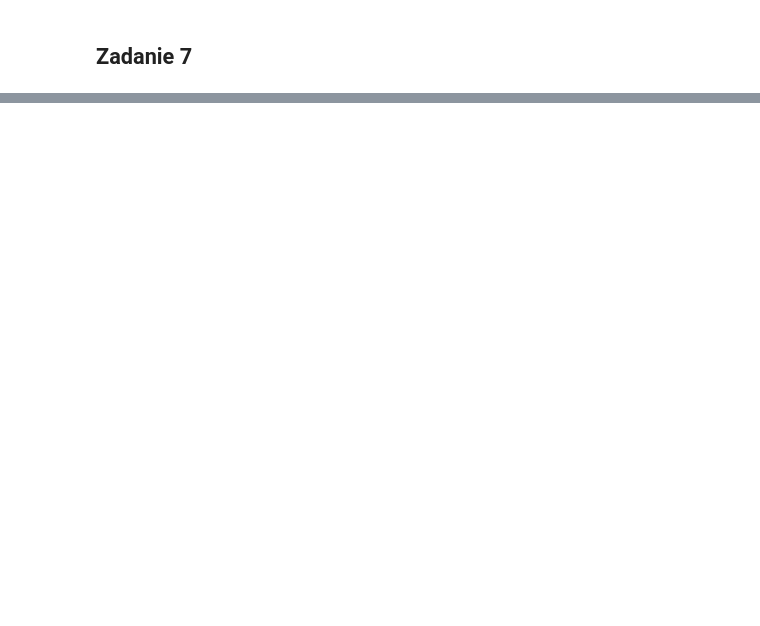
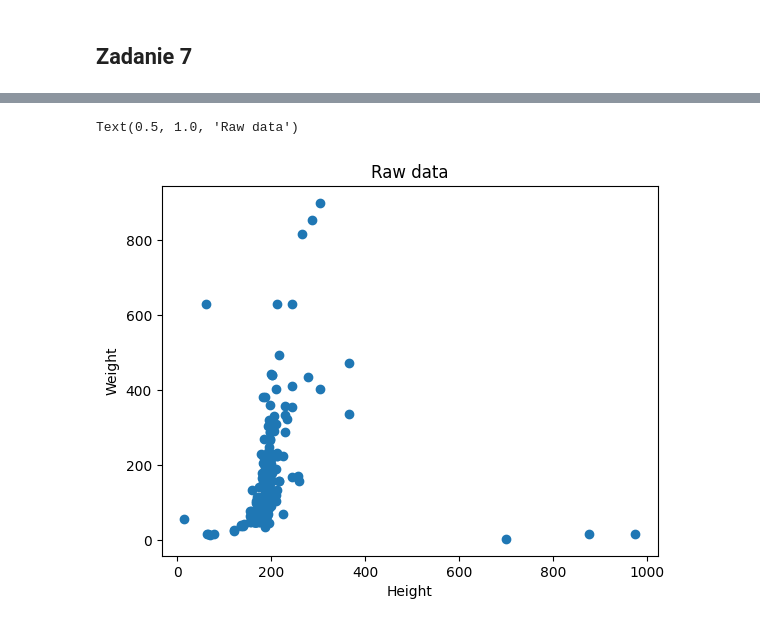
Before and after one commit to Carkules/machine_learning_intro, a Jupyter notebook: list_1/list_1.ipynb, the cells around one changed output, grey strips where cells are left out. Cells and saved outputs as stored; diff of their text form; code cells hidden in the pictures; blank space fills up the shorter version.

```diff
--- a/list_1/list_1.ipynb
+++ b/list_1/list_1.ipynb
@@ -255,2 +233,9 @@ X_test.head()
 # %% [markdown]
 ## Zadanie 7
+# %%
+path = kagglehub.dataset_download("claudiodavi/superhero-set")
+
+sup_file_path = os.path.join(path, "heroes_information.csv")
+
+sup_df = pd.read_csv(sup_file_path)
+sup_df.head()
@@ -256,0 +278,7 @@ X_test.head()
+# %%
+sup_df_clean = sup_df[(sup_df['Height'] >= 0) & (sup_df['Weight'] >= 0)]
+sup_df_clean['Publisher'] = sup_df_clean['Publisher'].fillna('Unknown')
+sup_df_clean = sup_df_clean.dropna(subset=['Weight'])
+sup_df_clean.rename(columns={'Unnamed: 0': 'id'}, inplace=True)
+sup_df_clean.replace('-', 'Unknown', inplace=True)
+sup_df_clean.info()
@@ -256,0 +309,6 @@ X_test.head()
+# %%
+sp_cat_cols = ['Gender', 'Alignment']
+
+sup_df_cat = pd.get_dummies(sup_df_clean, columns = sp_cat_cols)
+
+sup_df_cat.head()
@@ -256,0 +322,7 @@ X_test.head()
+# %%
+sup_num_cols = ['Height', 'Weight']
+sup_st_cols = ['Height_st', 'Weight_st']
+
+sup_df_cat[sup_st_cols] = scaler_st.fit_transform(sup_df_cat[sup_num_cols])
+
+sup_df_cat.head()
@@ -256,0 +336,8 @@ X_test.head()
+# %%
+plt.scatter(sup_df_cat[sup_num_cols[0]], sup_df_cat[sup_num_cols[1]])
+plt.xlabel(sup_num_cols[0])
+plt.ylabel(sup_num_cols[1])
+plt.title('Raw data')
+# %% [output]
+Text(0.5, 1.0, 'Raw data')
+[figure, added]
```
Also changed, not shown: parts of 11 cells of this notebook, 1 other file.
